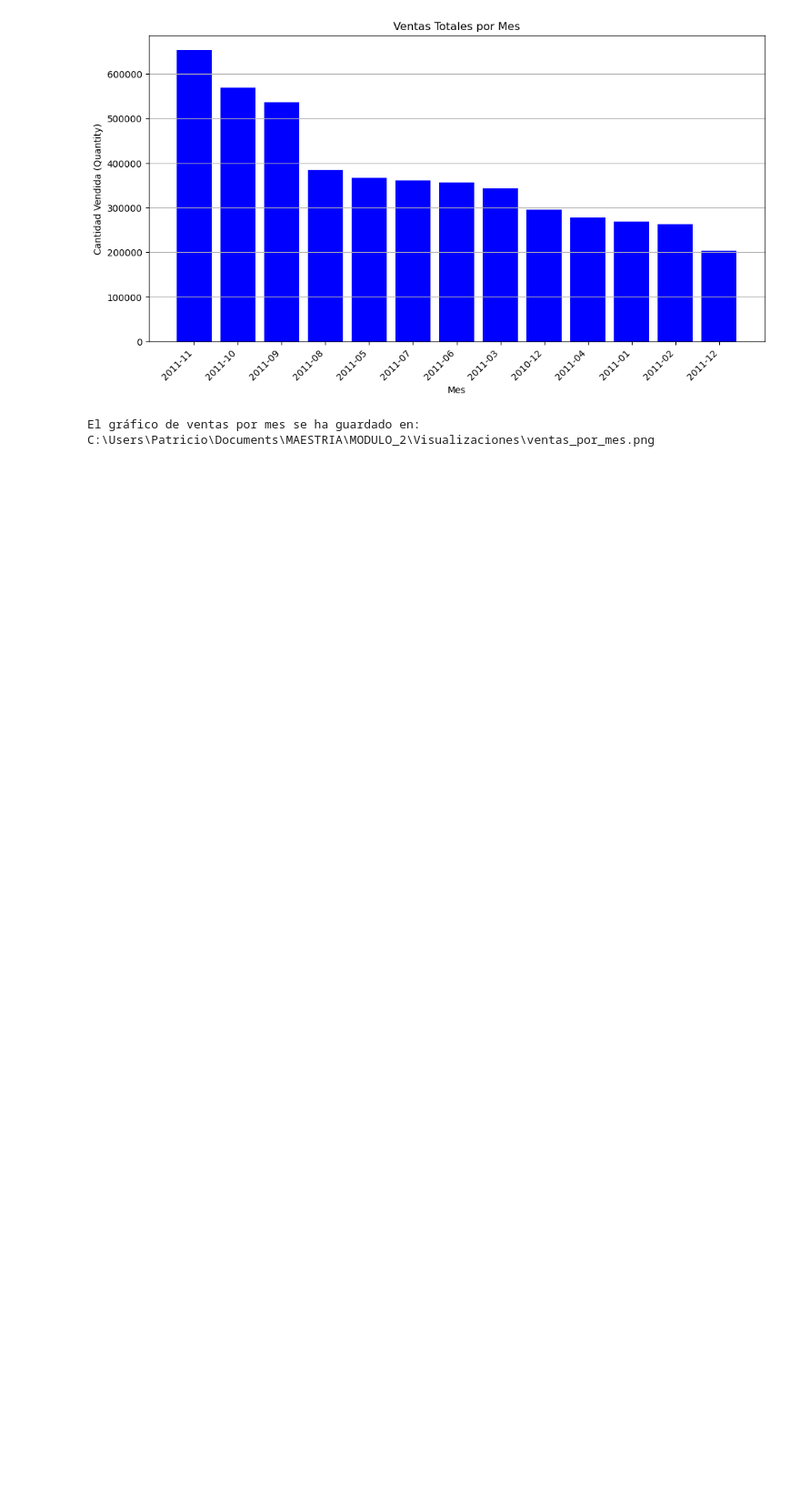
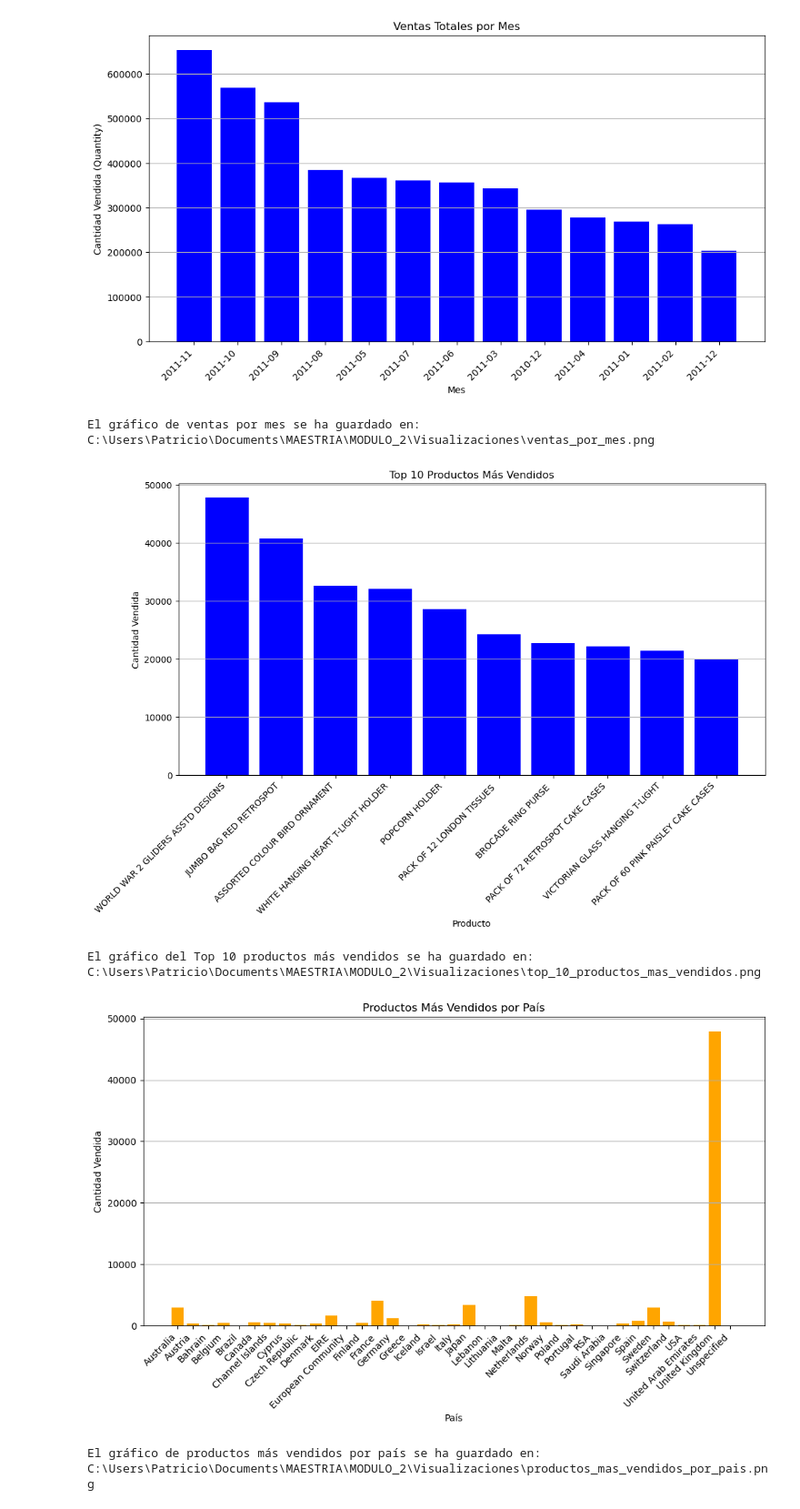
Before and after one commit to GABY210992/MODULO-2, a Jupyter notebook: Taller_1.ipynb, the cells around one changed output. Shown at 91% size. Drawn from its saved outputs; the diff is of its cells as text; code cells hidden in the pictures; blank space fills up the shorter version.

```diff
--- a/Taller_1.ipynb
+++ b/Taller_1.ipynb
@@ -492,3 +492,72 @@ Los productos más vendidos en el mes 2011-11 fueron:
 [2728 rows x 2 columns]
 [figure]
 El gráfico de ventas por mes se ha guardado en: C:\Users\Patricio\Documents\MAESTRIA\MODULO_2\Visualizaciones\ventas_por_mes.png
+# %%
+import pandas as pd
+import matplotlib.pyplot as plt
+import os
+
+# Especificar la ruta del archivo Excel limpio
+ruta_archivo_limpio = r'C:\Users\Patricio\Documents\MAESTRIA\MODULO_2\Online Retail_SEPARADO.xlsx'
+
+# Leer el archivo Excel
+df = pd.read_excel(ruta_archivo_limpio)
+
+# Obtener el directorio del archivo Excel
+directorio_base = os.path.dirname(ruta_archivo_limpio)
+
+# Crear un subdirectorio para las visualizaciones dentro del mismo directorio del Excel
+directorio_imagenes = os.path.join(directorio_base, 'Visualizaciones')
+if not os.path.exists(directorio_imagenes):
+    os.makedirs(directorio_imagenes)
+
+# --- Top 10 productos más vendidos por país ---
+if 'Country' in df.columns and 'Quantity' in df.columns and 'Description' in df.columns:
+    # Agrupar por país y producto, y calcular las cantidades totales vendidas
+    productos_paises = df.groupby(['Country', 'Description'])['Quantity'].sum().reset_index()
+
+    # Ordenar por 'Quantity' y tomar el Top 10
+    top_10_productos = productos_paises.sort_values('Quantity', ascending=False).head(10)
+
+    # Crear gráfico de barras para el Top 10 productos
+    plt.figure(figsize=(12, 6))
+    plt.bar(top_10_productos['Description'], top_10_productos['Quantity'], color='blue')
+    plt.title('Top 10 Productos Más Vendidos')
+    plt.xlabel('Producto')
+    plt.ylabel('Cantidad Vendida')
+    plt.xticks(rotation=45, ha='right')
+    plt.grid(axis='y')
+
+    # Guardar el gráfico como imagen
+    ruta_grafica_top_10 = os.path.join(directorio_imagenes, 'top_10_productos_mas_vendidos.png')
+    plt.savefig(ruta_grafica_top_10)
+    plt.show()
+
+    print("\nEl gráfico del Top 10 productos más vendidos se ha guardado en:", ruta_grafica_top_10)
+
+    # --- Gráfico por país con solo productos top ---
+    productos_top_paises = productos_paises.loc[productos_paises.groupby('Country')['Quantity'].idxmax()]
+
+    # Crear gráfico de barras para productos más vendidos por país
+    plt.figure(figsize=(12, 6))
+    plt.bar(productos_top_paises['Country'], productos_top_paises['Quantity'], color='orange')
+    plt.title('Productos Más Vendidos por País')
+    plt.xlabel('País')
+    plt.ylabel('Cantidad Vendida')
+    plt.xticks(rotation=45, ha='right')
+    plt.grid(axis='y')
+
+    # Guardar el gráfico como imagen
+    ruta_grafica_pais = os.path.join(directorio_imagenes, 'productos_mas_vendidos_por_pais.png')
+    plt.savefig(ruta_grafica_pais)
+    plt.show()
+
+    print("\nEl gráfico de productos más vendidos por país se ha guardado en:", ruta_grafica_pais)
+
+else:
+    print("\nLas columnas necesarias ('Country', 'Quantity', 'Description') no existen en el archivo. Verifica los nombres de las columnas.")
+# %% [output]
+[figure, added]
+El gráfico del Top 10 productos más vendidos se ha guardado en: C:\Users\Patricio\Documents\MAESTRIA\MODULO_2\Visualizaciones\top_10_productos_mas_vendidos.png
+[figure, added]
+El gráfico de productos más vendidos por país se ha guardado en: C:\Users\Patricio\Documents\MAESTRIA\MODULO_2\Visualizaciones\productos_mas_vendidos_por_pais.png
```
